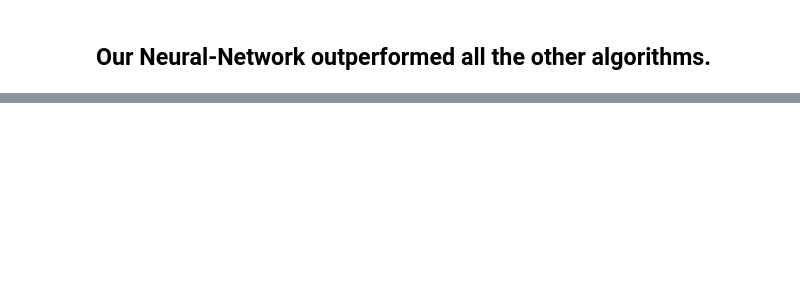
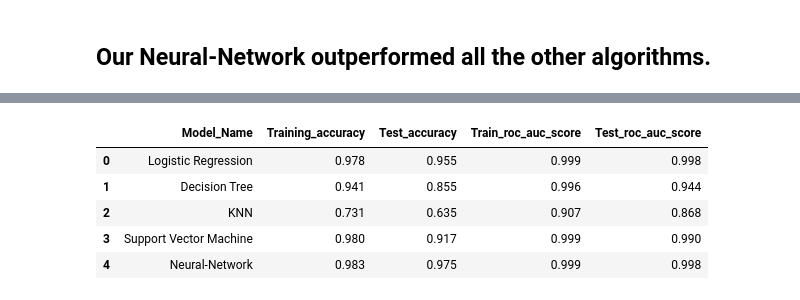
Before and after one commit to rohit-1026/Mobile-Price-Range-Prediction, a Jupyter notebook: Mobile_Price_Range_Prediction.ipynb, the cells around one changed output, grey strips where cells are left out. Saved outputs shown, nothing was run; the diff lists cells and outputs as text; code cells hidden in the pictures; blank space fills up the shorter version.

```diff
--- a/Mobile_Price_Range_Prediction.ipynb
+++ b/Mobile_Price_Range_Prediction.ipynb
@@ -1400,0 +1398,6 @@ test_confusion_matrix(cm_test)
+# %%
+Comparision_dict={'Model_Name':['Logistic Regression','Decision Tree','KNN', 'Support Vector Machine', 'Neural-Network'],
+                  'Training_accuracy':[0.978,0.941,0.731,0.980,0.983],
+                  'Test_accuracy':[0.955,0.855,0.635,0.917,0.975],
+                  'Train_roc_auc_score':[0.999,0.996,0.907,0.999,0.999],
+                  'Test_roc_auc_score':[0.998,0.944,0.868,0.990,0.998]}
@@ -1400,0 +1406,11 @@ test_confusion_matrix(cm_test)
+# %%
+Comparisione_df=pd.DataFrame(Comparision_dict)
+# %%
+Comparisione_df
+# %% [output]
+|  | Model_Name | Training_accuracy | Test_accuracy | Train_roc_auc_score | Test_roc_auc_score |
+| 0 | Logistic Regression | 0.978 | 0.955 | 0.999 | 0.998 |
+| 1 | Decision Tree | 0.941 | 0.855 | 0.996 | 0.944 |
+| 2 | KNN | 0.731 | 0.635 | 0.907 | 0.868 |
+| 3 | Support Vector Machine | 0.980 | 0.917 | 0.999 | 0.990 |
+| 4 | Neural-Network | 0.983 | 0.975 | 0.999 | 0.998 |
```
Also changed, not shown: parts of 17 cells of this notebook.
